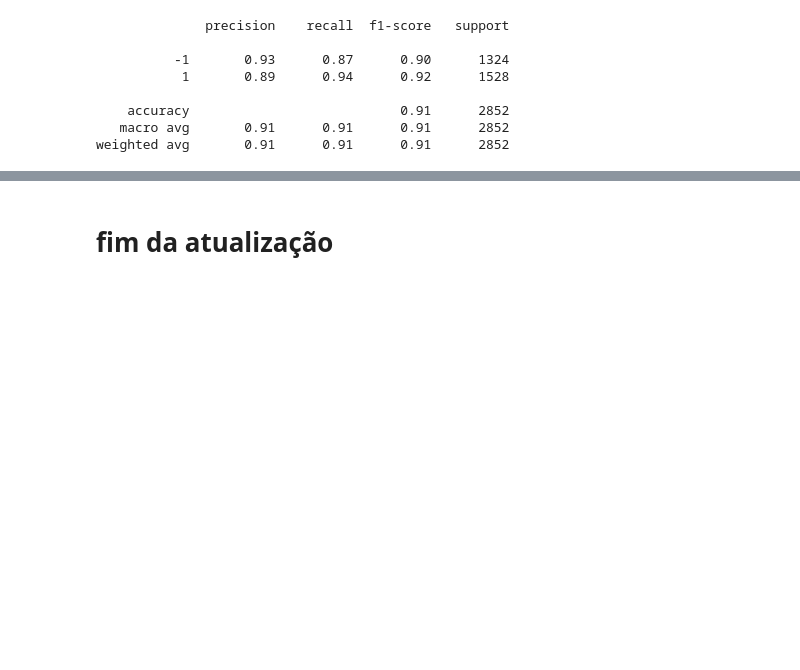
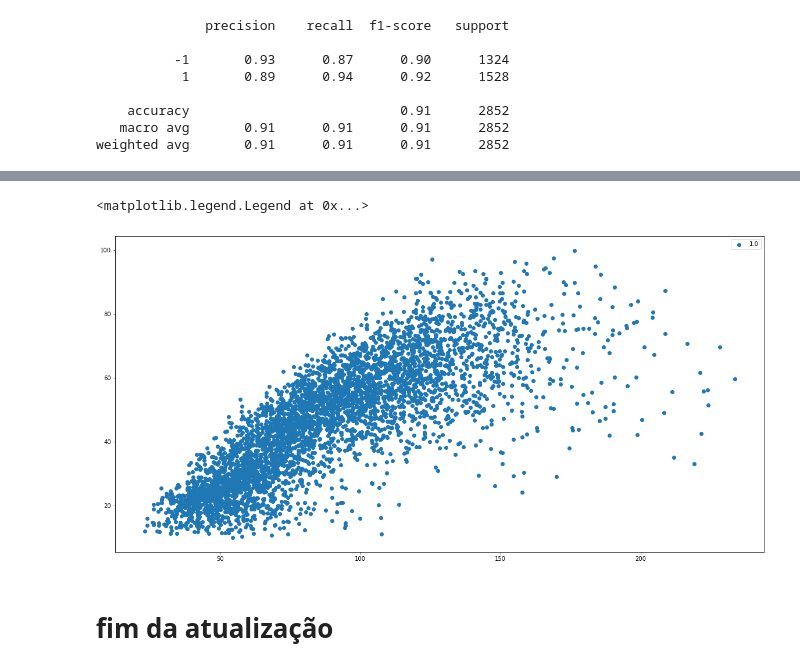
Before and after one commit to ednaldo-neto/Machine-Learning, a Jupyter notebook: Mini projeto Machine learning ednaldo.ipynb, the cells around one changed output, grey strips where cells are left out. Cells and saved outputs as stored; diff of their text form; code cells hidden in the pictures; blank space fills up the shorter version.

```diff
--- a/Mini projeto Machine learning ednaldo.ipynb
+++ b/Mini projeto Machine learning ednaldo.ipynb
@@ -282,0 +317,6 @@ for i in range(len(y_pred)):
+# %%
+ppn = perceptron( n_iter = 10)
+# %%
+ppn.fit(x_train_ovr,y_train_ovr_1)
+# %%
+y_pred_ovr = ppn.predict(x_test_ovr)
@@ -283,3 +343,21 @@ for i in range(len(y_pred)):
+# %%
+data = pd.DataFrame(np.column_stack((x_test_ovr,y_pred_ovr)), columns=['x0','x1','x2','class'])
+# %%
+classes = data['class'].unique()
+
+figure = plt.figure(figsize=(20,10))
+axis = figure.add_subplot(111)
+
+for classe in classes:
+    valores =  data[data['class'] == classe].values
+    y = valores[:,1]
+    z = valores[:,2]
+    axis.scatter(y,z, label=classe)
+
+axis.legend()
+# %% [output]
+<matplotlib.legend.Legend at 0x...>
+[figure, added]
 # %% [markdown]
 # fim da atualização
 # %%
```
Also changed, not shown: parts of 23 cells of this notebook, 1 other file.
